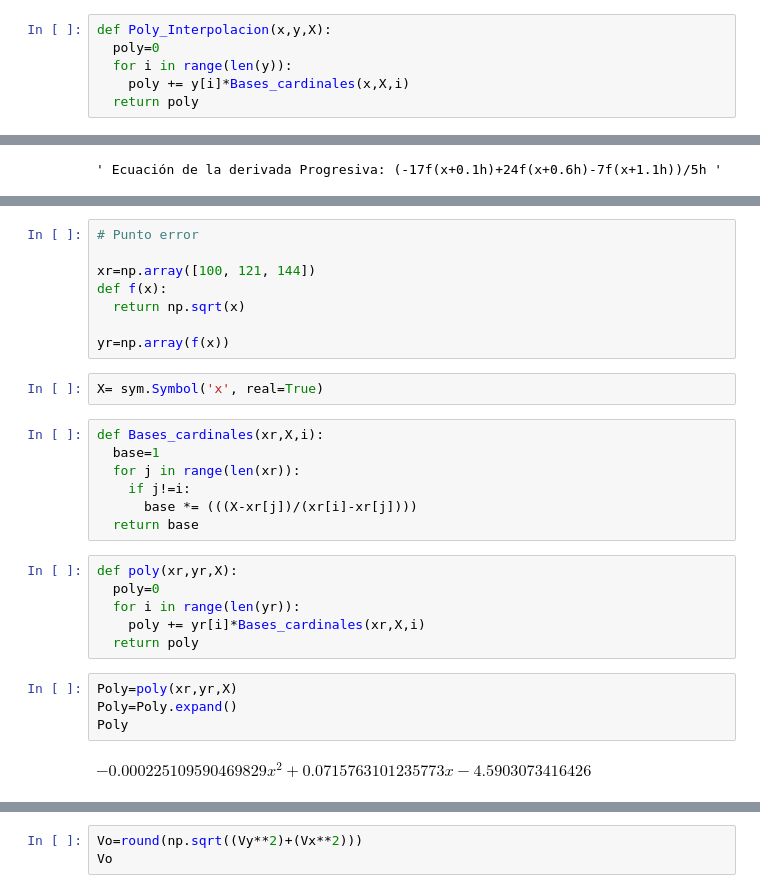
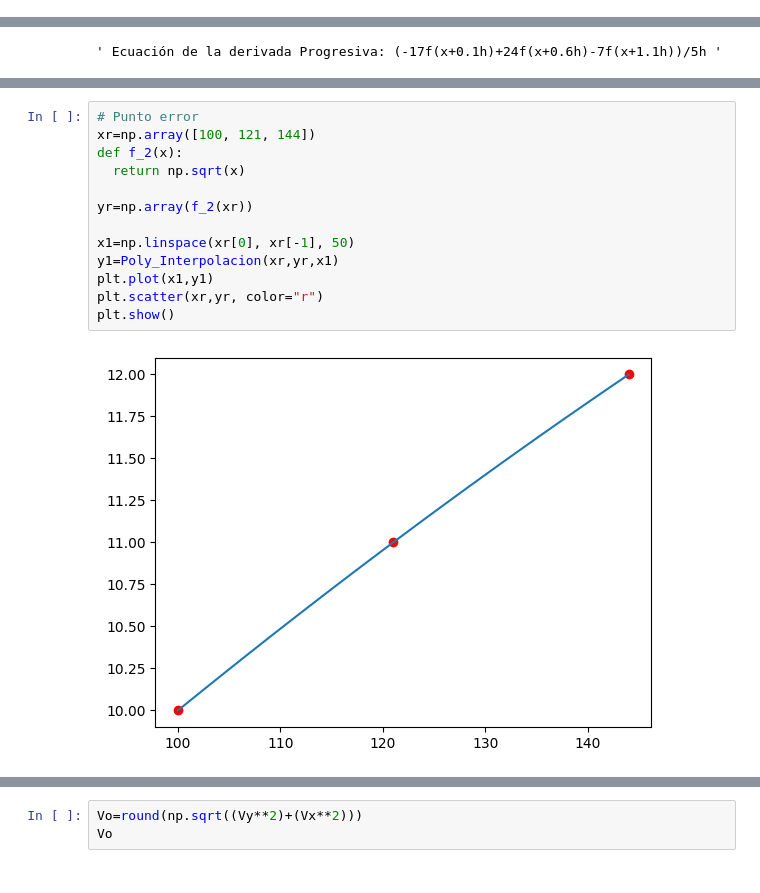
Before and after one commit to JSRV18/Dinosaurio-repository, a Jupyter notebook: Buena_Tarea_interpolación_parte_dinosaurio.ipynb, the cells around one changed output, grey strips where cells are left out. Saved outputs shown, nothing was run; the diff lists cells and outputs as text.

```diff
--- a/Buena_Tarea_interpolación_parte_dinosaurio.ipynb
+++ b/Buena_Tarea_interpolación_parte_dinosaurio.ipynb
@@ -22,6 +39,0 @@ def Bases_cardinales(x,X,i):
-# %%
-def Poly_Interpolacion(x,y,X):
-  poly=0
-  for i in range(len(y)):
-    poly += y[i]*Bases_cardinales(x,X,i)
-  return poly
@@ -53,30 +54,16 @@ plt.show()
 [figure]
 # %%
 # Punto error
-
 xr=np.array([100, 121, 144])
-def f(x):
+def f_2(x):
   return np.sqrt(x)
 
-yr=np.array(f(x))
+yr=np.array(f_2(xr))
+
+x1=np.linspace(xr[0], xr[-1], 50)
+y1=Poly_Interpolacion(xr,yr,x1)
+plt.plot(x1,y1)
+plt.scatter(xr,yr, color="r")
+plt.show()
+# %% [output]
+[figure, added]
-# %%
-X= sym.Symbol('x', real=True)
-# %%
-def Bases_cardinales(xr,X,i):
-  base=1
-  for j in range(len(xr)):
-    if j!=i:
-      base *= (((X-xr[j])/(xr[i]-xr[j])))
-  return base
-# %%
-def poly(xr,yr,X):
-  poly=0
-  for i in range(len(yr)):
-    poly += yr[i]*Bases_cardinales(xr,X,i)
-  return poly
-# %%
-Poly=poly(xr,yr,X)
-Poly=Poly.expand()
-Poly
-# %% [output]
-$\displaystyle - 0.000225109590469829 x^{2} + 0.0715763101235773 x - 4.5903073416426$
```
Also changed, not shown: parts of 21 cells of this notebook.
